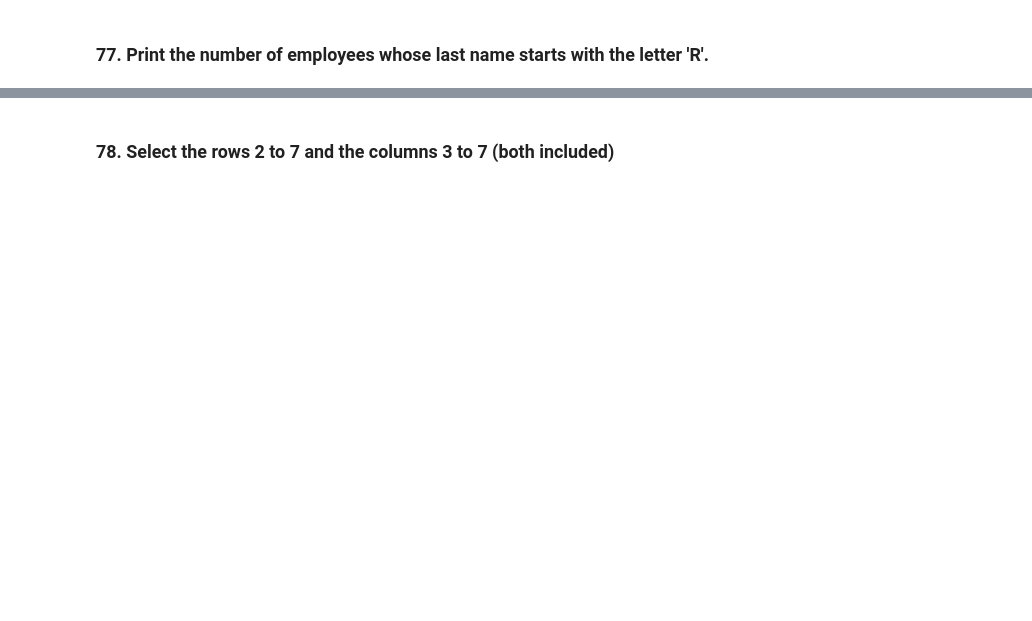
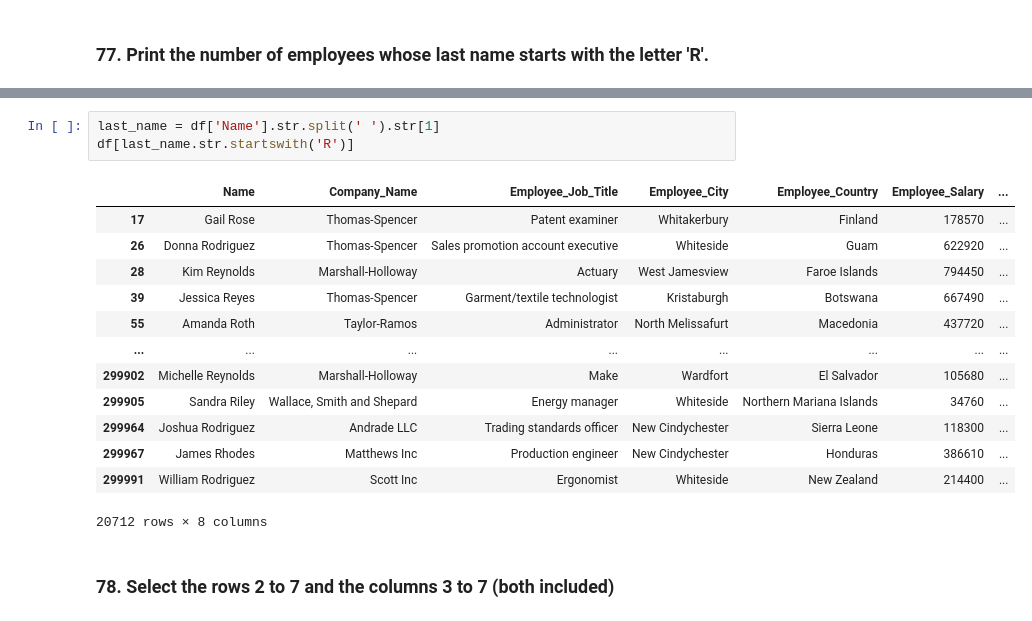
Before and after one commit to gina261/Ybigta_assignment, a Jupyter notebook: 0104_python+pandas/Pandas_Assignment_24기_김예진.ipynb, the cells around one changed output, grey strips where cells are left out. Cells and saved outputs as stored; diff of their text form; blank space fills up the shorter version.

```diff
--- a/0104_python+pandas/Pandas_Assignment_24기_김예진.ipynb
+++ b/0104_python+pandas/Pandas_Assignment_24기_김예진.ipynb
@@ -654,2 +658,19 @@ Name: Company_Name, Length: 300000, dtype: object
+# %%
+last_name = df['Name'].str.split(' ').str[1]
+df[last_name.str.startswith('R')]
+# %% [output]
+|  | Name | Company_Name | Employee_Job_Title | Employee_City | Employee_Country | Employee_Salary | ... |
+| 17 | Gail Rose | Thomas-Spencer | Patent examiner | Whitakerbury | Finland | 178570 | ... |
+| 26 | Donna Rodriguez | Thomas-Spencer | Sales promotion account executive | Whiteside | Guam | 622920 | ... |
+| 28 | Kim Reynolds | Marshall-Holloway | Actuary | West Jamesview | Faroe Islands | 794450 | ... |
+| 39 | Jessica Reyes | Thomas-Spencer | Garment/textile technologist | Kristaburgh | Botswana | 667490 | ... |
+| 55 | Amanda Roth | Taylor-Ramos | Administrator | North Melissafurt | Macedonia | 437720 | ... |
+| ... | ... | ... | ... | ... | ... | ... | ... |
+| 299902 | Michelle Reynolds | Marshall-Holloway | Make | Wardfort | El Salvador | 105680 | ... |
+| 299905 | Sandra Riley | Wallace, Smith and Shepard | Energy manager | Whiteside | Northern Mariana Islands | 34760 | ... |
+| 299964 | Joshua Rodriguez | Andrade LLC | Trading standards officer | New Cindychester | Sierra Leone | 118300 | ... |
+| 299967 | James Rhodes | Matthews Inc | Production engineer | New Cindychester | Honduras | 386610 | ... |
+| 299991 | William Rodriguez | Scott Inc | Ergonomist | Whiteside | New Zealand | 214400 | ... |
+20712 rows × 8 columns
 # %% [markdown]
 ### 78. Select the rows 2 to 7 and the columns 3 to 7 (both included)
```
Also changed, not shown: parts of 60 cells of this notebook.
